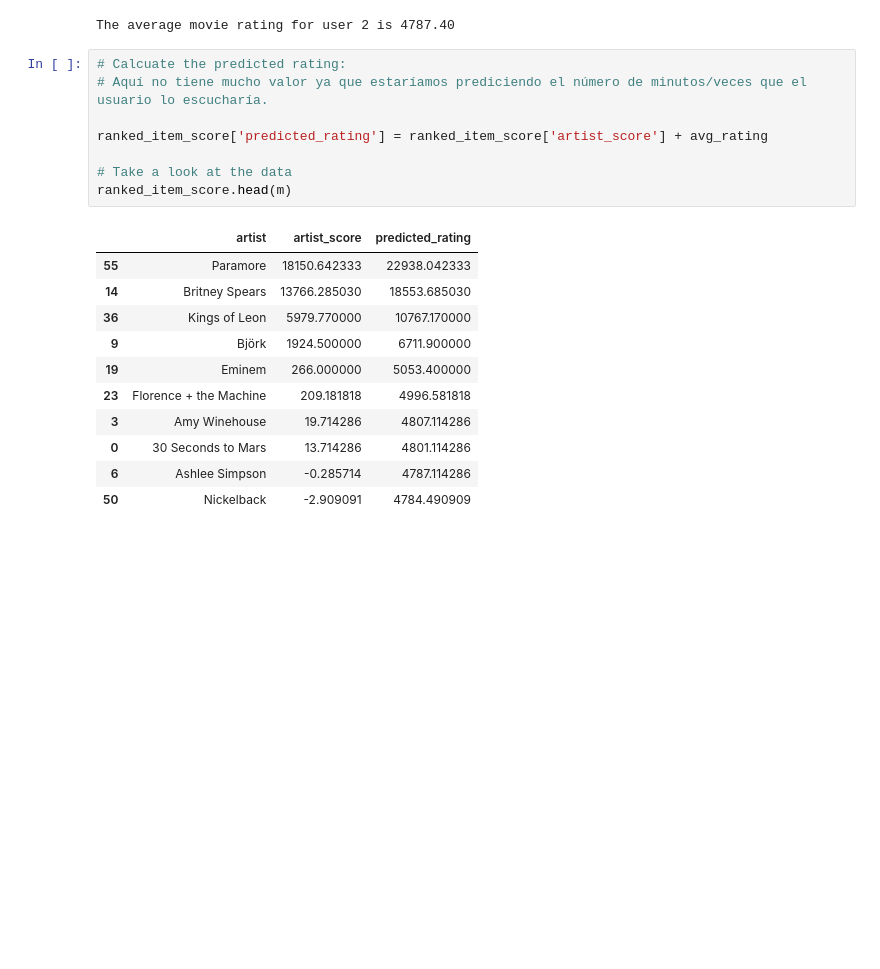
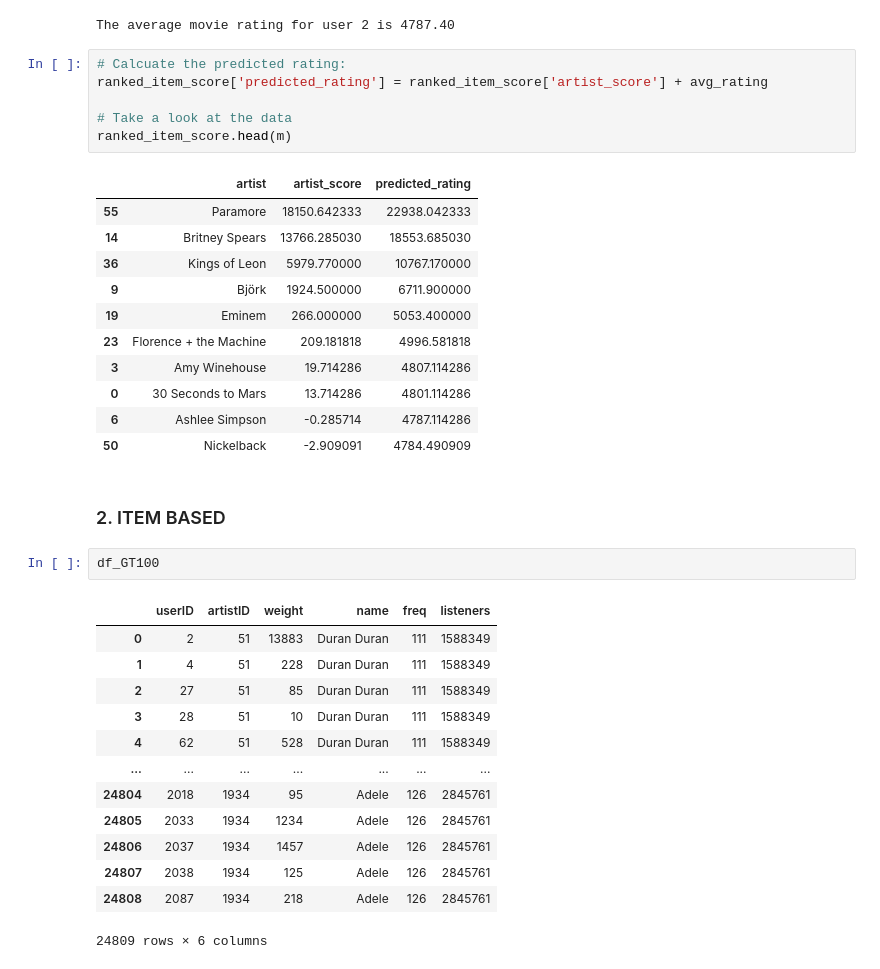
Before and after one commit to beasicilia14/ML3_Project2, a Jupyter notebook: ml3_project2.ipynb, the cells around one changed output. Cells and saved outputs as stored; diff of their text form; blank space fills up the shorter version.

Commit message:
item y svd

```diff
--- a/ml3_project2.ipynb
+++ b/ml3_project2.ipynb
@@ -454,8 +484,6 @@ print(f'The average movie rating for user {picked_userid} is {avg_rating:.2f}')
 The average movie rating for user 2 is 4787.40
 # %%
 # Calcuate the predicted rating:
-# Aquí no tiene mucho valor ya que estaríamos prediciendo el número de minutos/veces que el usuario lo escucharía.
-
 ranked_item_score['predicted_rating'] = ranked_item_score['artist_score'] + avg_rating
 
 # Take a look at the data
@@ -472,3 +500,21 @@ ranked_item_score.head(m)
 | 0 | 30 Seconds to Mars | 13.714286 | 4801.114286 |
 | 6 | Ashlee Simpson | -0.285714 | 4787.114286 |
 | 50 | Nickelback | -2.909091 | 4784.490909 |
+# %% [markdown]
+### 2. ITEM BASED
+# %%
+df_GT100
+# %% [output]
+|  | userID | artistID | weight | name | freq | listeners |
+| 0 | 2 | 51 | 13883 | Duran Duran | 111 | 1588349 |
+| 1 | 4 | 51 | 228 | Duran Duran | 111 | 1588349 |
+| 2 | 27 | 51 | 85 | Duran Duran | 111 | 1588349 |
+| 3 | 28 | 51 | 10 | Duran Duran | 111 | 1588349 |
+| 4 | 62 | 51 | 528 | Duran Duran | 111 | 1588349 |
+| ... | ... | ... | ... | ... | ... | ... |
+| 24804 | 2018 | 1934 | 95 | Adele | 126 | 2845761 |
+| 24805 | 2033 | 1934 | 1234 | Adele | 126 | 2845761 |
+| 24806 | 2037 | 1934 | 1457 | Adele | 126 | 2845761 |
+| 24807 | 2038 | 1934 | 125 | Adele | 126 | 2845761 |
+| 24808 | 2087 | 1934 | 218 | Adele | 126 | 2845761 |
+24809 rows × 6 columns
```
Also changed, not shown: parts of 34 cells of this notebook.
